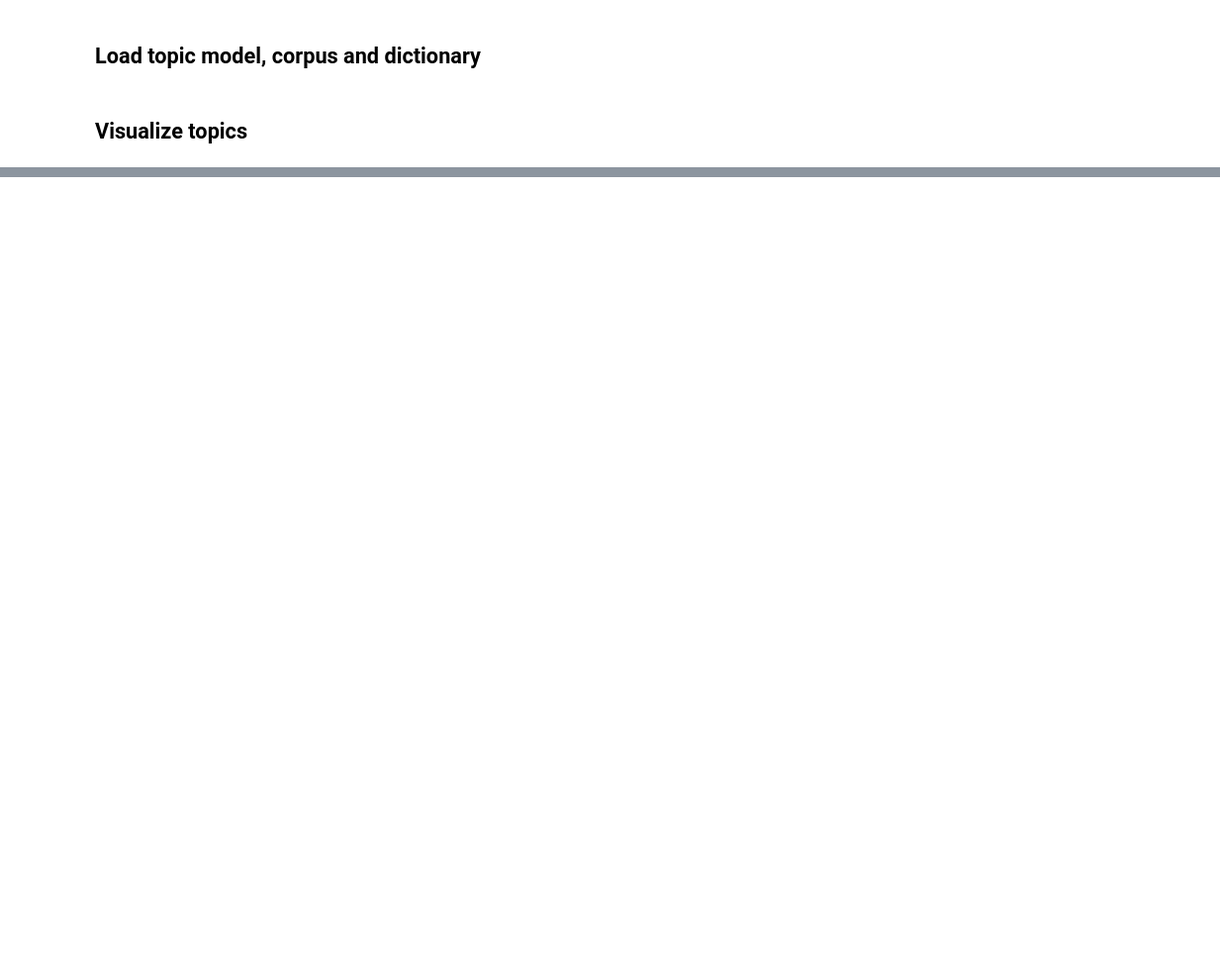
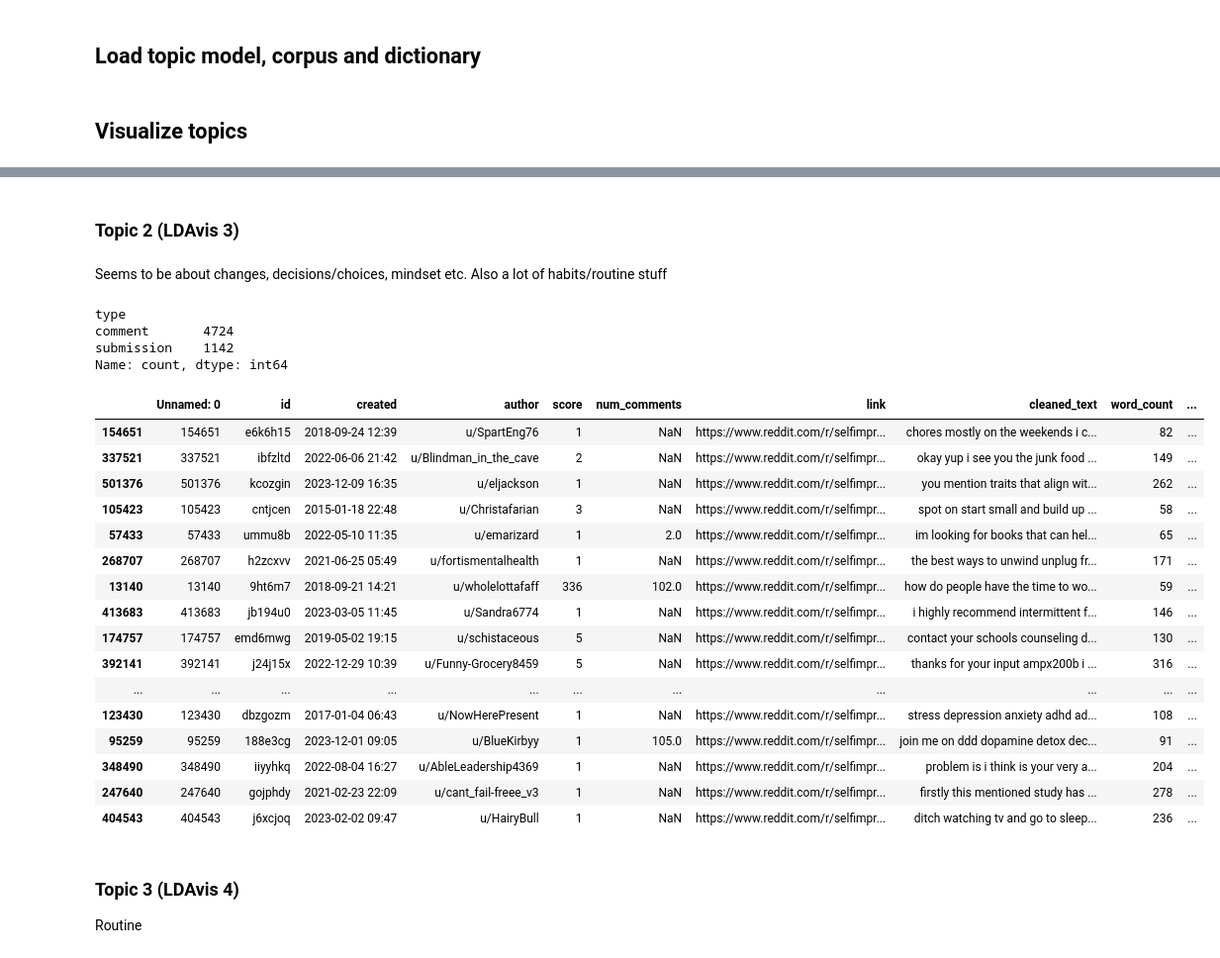
Before and after one commit to natashacarpcast/moralization-selfimprovement, a Jupyter notebook: 04-explore-topics.ipynb, the cells around one changed output, grey strips where cells are left out. Shown at 99% size. Drawn from its saved outputs; the diff is of its cells as text; code cells hidden in the pictures; blank space fills up the shorter version.

```diff
--- a/04-explore-topics.ipynb
+++ b/04-explore-topics.ipynb
@@ -70,0 +161,37 @@ with pd.option_context('display.max_colwidth', None):
+# %% [markdown]
+### Topic 2 (LDAvis 3)
+# %% [markdown]
+Seems to be about changes, decisions/choices, mindset etc. Also a lot of habits/routine stuff
+# %%
+topic2 = data[(data.dominant_topic == 2) & (data.prob_topic > 0.0)].sort_values("prob_topic", ascending=True)
+#topic2 = data[(data.dominant_topic == 2)].sort_values("prob_topic", ascending=False)
+print(topic2["type"].value_counts())
+with pd.option_context('display.max_colwidth', None):
+    #display(topic2[["type","cleaned_text", "dominant_topic", "prob_topic"]][0:20])
+    display(topic2[0:20])
+# %% [output]
+type
+comment       4724
+submission    1142
+Name: count, dtype: int64
+|  | Unnamed: 0 | id | created | author | score | num_comments | link | cleaned_text | word_count | ... |
+| 154651 | 154651 | e6k6h15 | 2018-09-24 12:39 | u/SpartEng76 | 1 | NaN | https://www.reddit.com/r/selfimpr... | chores mostly on the weekends i c... | 82 | ... |
+| 337521 | 337521 | ibfzltd | 2022-06-06 21:42 | u/Blindman_in_the_cave | 2 | NaN | https://www.reddit.com/r/selfimpr... | okay yup i see you the junk food ... | 149 | ... |
+| 501376 | 501376 | kcozgin | 2023-12-09 16:35 | u/eljackson | 1 | NaN | https://www.reddit.com/r/selfimpr... | you mention traits that align wit... | 262 | ... |
+| 105423 | 105423 | cntjcen | 2015-01-18 22:48 | u/Christafarian | 3 | NaN | https://www.reddit.com/r/selfimpr... | spot on start small and build up ... | 58 | ... |
+| 57433 | 57433 | ummu8b | 2022-05-10 11:35 | u/emarizard | 1 | 2.0 | https://www.reddit.com/r/selfimpr... | im looking for books that can hel... | 65 | ... |
+| 268707 | 268707 | h2zcxvv | 2021-06-25 05:49 | u/fortismentalhealth | 1 | NaN | https://www.reddit.com/r/selfimpr... | the best ways to unwind unplug fr... | 171 | ... |
+| 13140 | 13140 | 9ht6m7 | 2018-09-21 14:21 | u/wholelottafaff | 336 | 102.0 | https://www.reddit.com/r/selfimpr... | how do people have the time to wo... | 59 | ... |
+| 413683 | 413683 | jb194u0 | 2023-03-05 11:45 | u/Sandra6774 | 1 | NaN | https://www.reddit.com/r/selfimpr... | i highly recommend intermittent f... | 146 | ... |
+| 174757 | 174757 | emd6mwg | 2019-05-02 19:15 | u/schistaceous | 5 | NaN | https://www.reddit.com/r/selfimpr... | contact your schools counseling d... | 130 | ... |
+| 392141 | 392141 | j24j15x | 2022-12-29 10:39 | u/Funny-Grocery8459 | 5 | NaN | https://www.reddit.com/r/selfimpr... | thanks for your input ampx200b i ... | 316 | ... |
+| ... | ... | ... | ... | ... | ... | ... | ... | ... | ... | ... |
+| 123430 | 123430 | dbzgozm | 2017-01-04 06:43 | u/NowHerePresent | 1 | NaN | https://www.reddit.com/r/selfimpr... | stress depression anxiety adhd ad... | 108 | ... |
+| 95259 | 95259 | 188e3cg | 2023-12-01 09:05 | u/BlueKirbyy | 1 | 105.0 | https://www.reddit.com/r/selfimpr... | join me on ddd dopamine detox dec... | 91 | ... |
+| 348490 | 348490 | iiyyhkq | 2022-08-04 16:27 | u/AbleLeadership4369 | 1 | NaN | https://www.reddit.com/r/selfimpr... | problem is i think is your very a... | 204 | ... |
+| 247640 | 247640 | gojphdy | 2021-02-23 22:09 | u/cant_fail-freee_v3 | 1 | NaN | https://www.reddit.com/r/selfimpr... | firstly this mentioned study has ... | 278 | ... |
+| 404543 | 404543 | j6xcjoq | 2023-02-02 09:47 | u/HairyBull | 1 | NaN | https://www.reddit.com/r/selfimpr... | ditch watching tv and go to sleep... | 236 | ... |
+# %% [markdown]
+### Topic 3 (LDAvis 4)
+
+Routine
```
Also changed, not shown: parts of 45 cells of this notebook.
